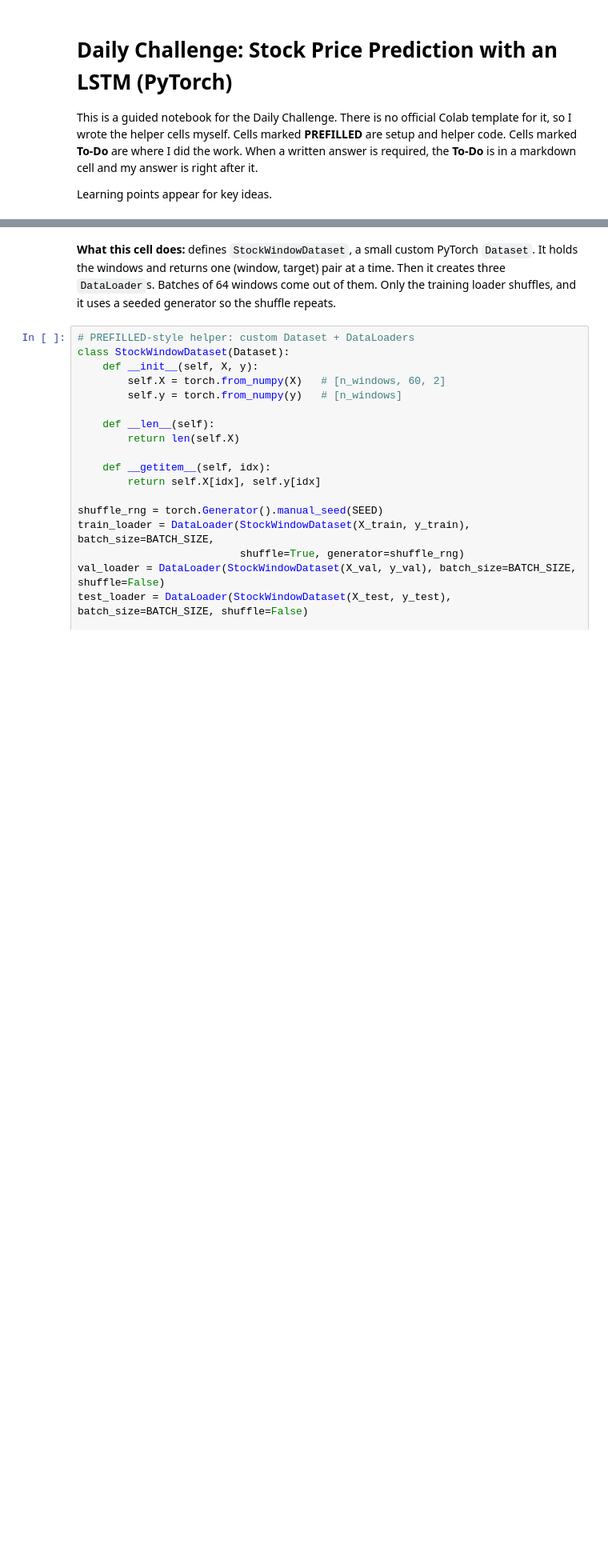
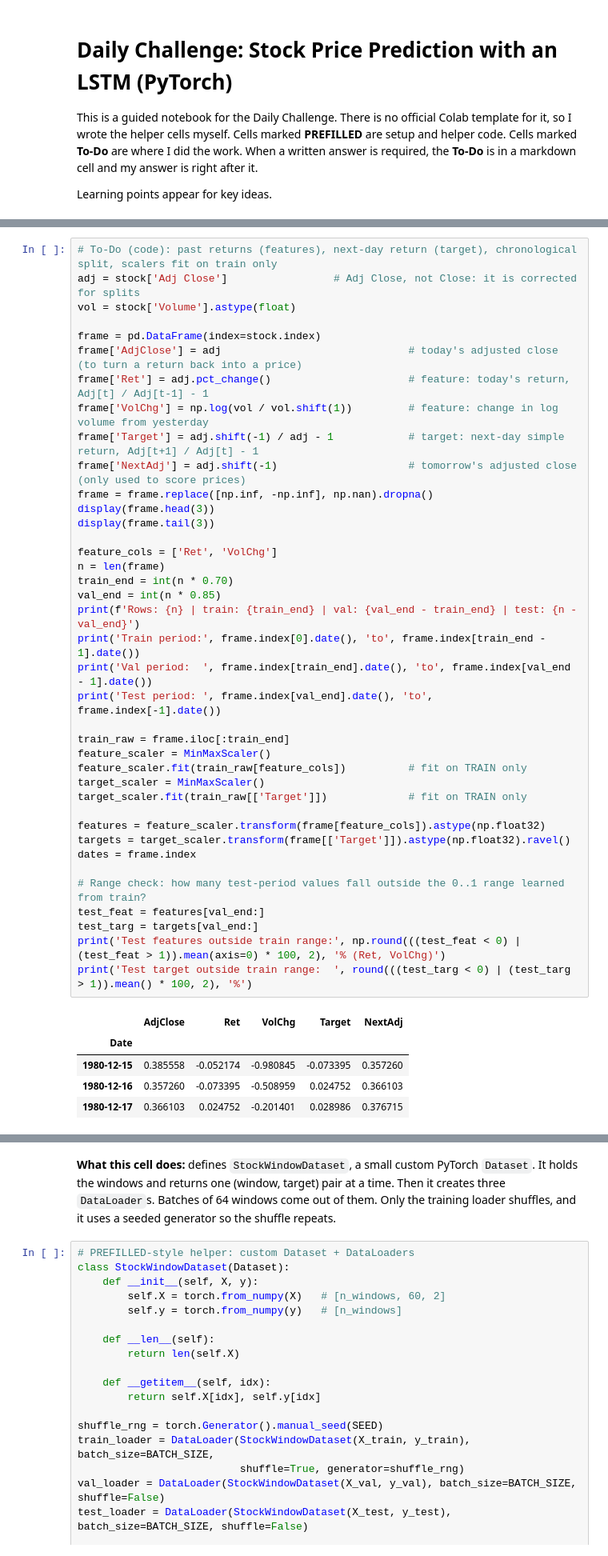
Before and after one commit to simonlivson/DI_Bootcamp, a Jupyter notebook: Week5/Day4/DailyChallenge/stock_price_prediction_lstm.ipynb, the cells around one changed output, grey strips where cells are left out. Shown at 80% size. Saved outputs shown, nothing was run; the diff lists cells and outputs as text; blank space fills up the shorter version.

```diff
--- a/Week5/Day4/DailyChallenge/stock_price_prediction_lstm.ipynb
+++ b/Week5/Day4/DailyChallenge/stock_price_prediction_lstm.ipynb
@@ -245,0 +190,45 @@ X_test  (449, 60, 2) | y_test  (449,)
+# %%
+# To-Do (code): past returns (features), next-day return (target), chronological split, scalers fit on train only
+adj = stock['Adj Close']                 # Adj Close, not Close: it is corrected for splits
+vol = stock['Volume'].astype(float)
+
+frame = pd.DataFrame(index=stock.index)
+frame['AdjClose'] = adj                              # today's adjusted close (to turn a return back into a price)
+frame['Ret'] = adj.pct_change()                      # feature: today's return, Adj[t] / Adj[t-1] - 1
+frame['VolChg'] = np.log(vol / vol.shift(1))         # feature: change in log volume from yesterday
+frame['Target'] = adj.shift(-1) / adj - 1            # target: next-day simple return, Adj[t+1] / Adj[t] - 1
+frame['NextAdj'] = adj.shift(-1)                     # tomorrow's adjusted close (only used to score prices)
+frame = frame.replace([np.inf, -np.inf], np.nan).dropna()
+display(frame.head(3))
+display(frame.tail(3))
+
+feature_cols = ['Ret', 'VolChg']
+n = len(frame)
+train_end = int(n * 0.70)
+val_end = int(n * 0.85)
+print(f'Rows: {n} | train: {train_end} | val: {val_end - train_end} | test: {n - val_end}')
+print('Train period:', frame.index[0].date(), 'to', frame.index[train_end - 1].date())
+print('Val period:  ', frame.index[train_end].date(), 'to', frame.index[val_end - 1].date())
+print('Test period: ', frame.index[val_end].date(), 'to', frame.index[-1].date())
+
+train_raw = frame.iloc[:train_end]
+feature_scaler = MinMaxScaler()
+feature_scaler.fit(train_raw[feature_cols])          # fit on TRAIN only
+target_scaler = MinMaxScaler()
+target_scaler.fit(train_raw[['Target']])             # fit on TRAIN only
+
+features = feature_scaler.transform(frame[feature_cols]).astype(np.float32)
+targets = target_scaler.transform(frame[['Target']]).astype(np.float32).ravel()
+dates = frame.index
+
+# Range check: how many test-period values fall outside the 0..1 range learned from train?
+test_feat = features[val_end:]
+test_targ = targets[val_end:]
+print('Test features outside train range:', np.round(((test_feat < 0) | (test_feat > 1)).mean(axis=0) * 100, 2), '% (Ret, VolChg)')
+print('Test target outside train range:  ', round(((test_targ < 0) | (test_targ > 1)).mean() * 100, 2), '%')
+# %% [output]
+|  | AdjClose | Ret | VolChg | Target | NextAdj |
+| Date |  |  |  |  |  |
+| 1980-12-15 | 0.385558 | -0.052174 | -0.980845 | -0.073395 | 0.357260 |
+| 1980-12-16 | 0.357260 | -0.073395 | -0.508959 | 0.024752 | 0.366103 |
+| 1980-12-17 | 0.366103 | 0.024752 | -0.201401 | 0.028986 | 0.376715 |
```
Also changed, not shown: parts of 57 cells of this notebook.
